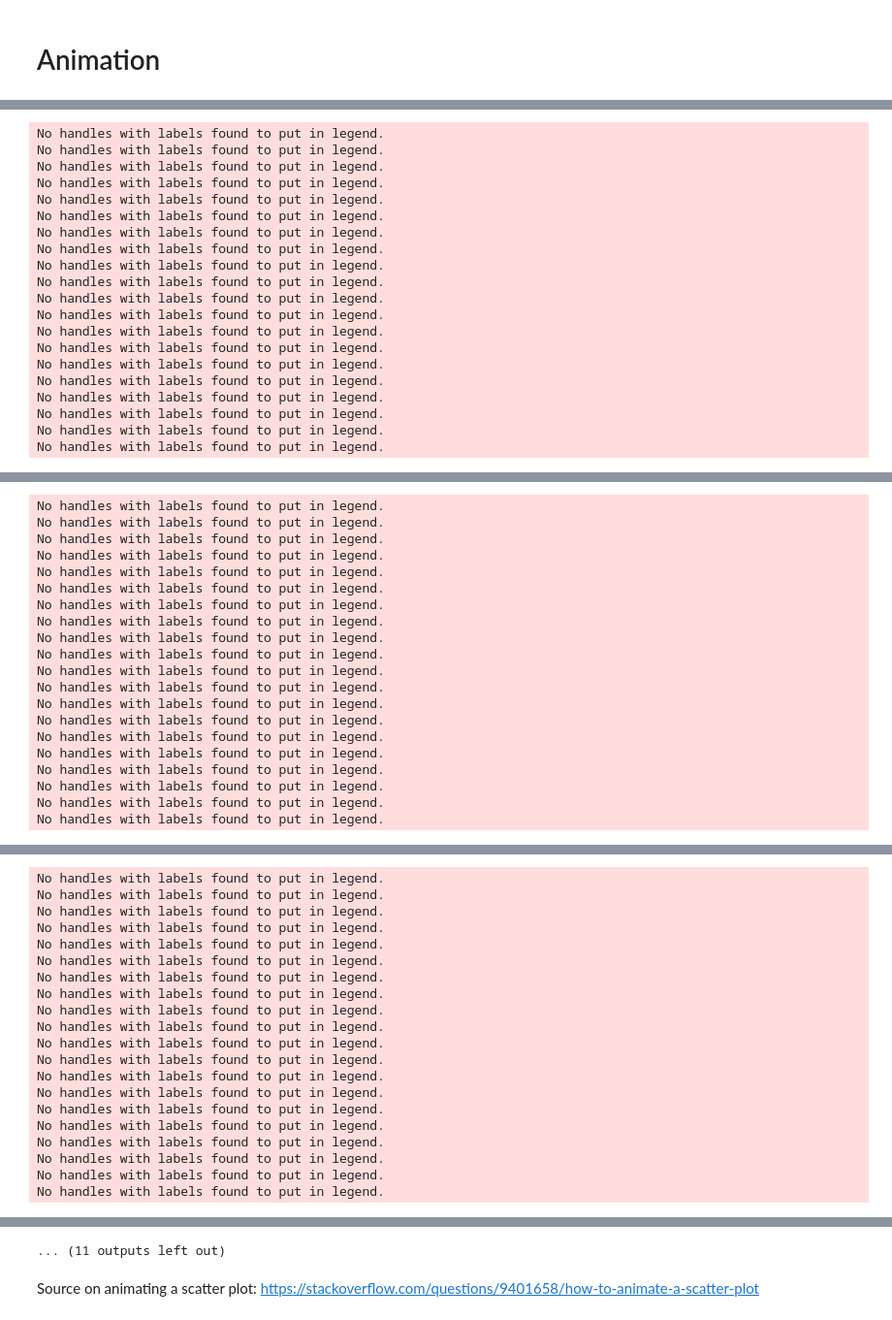
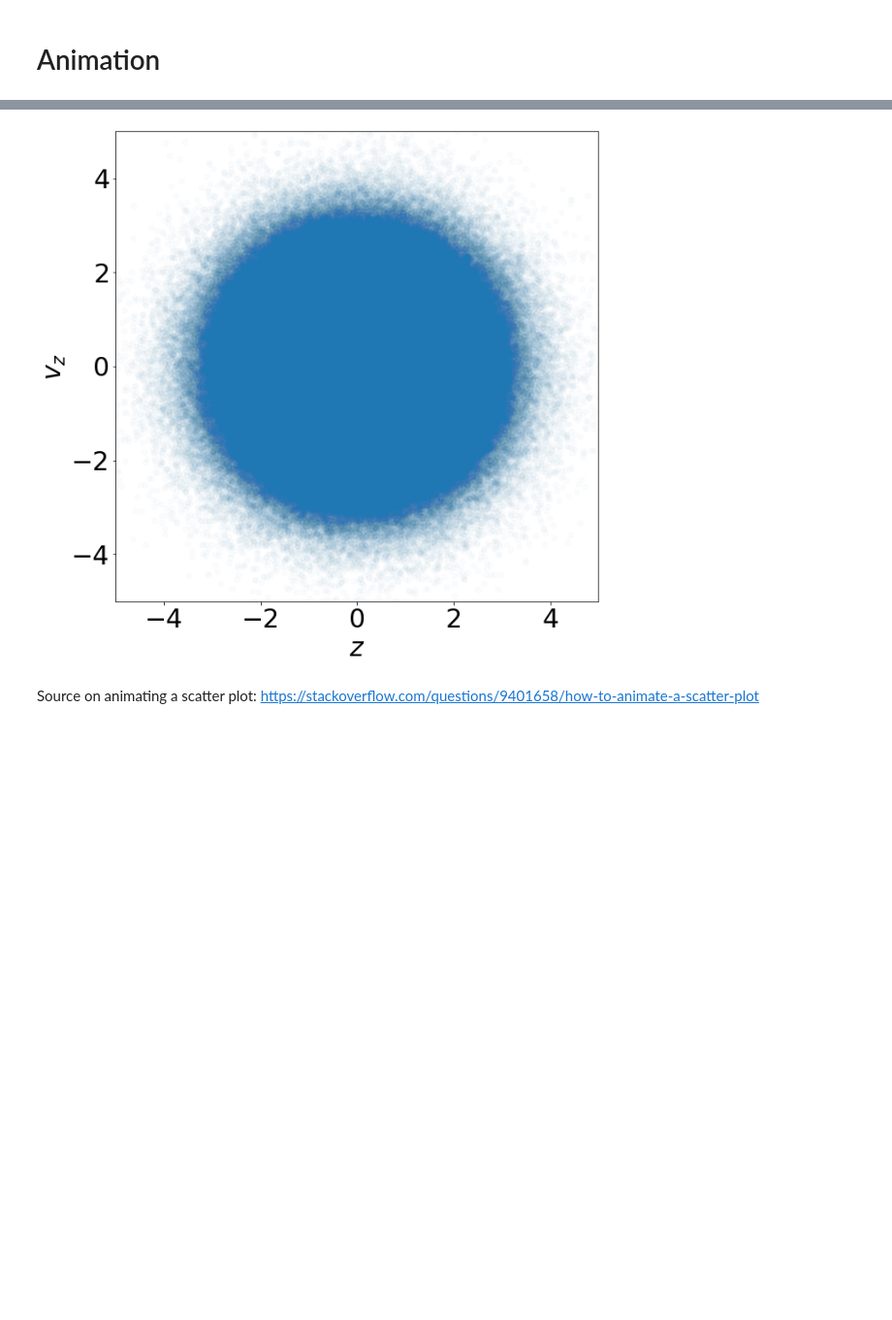
Before and after one commit to Jupiter1994/plasma-echo, a Jupyter notebook: Sampling Particle Trajectories.ipynb, the cells around one changed output, grey strips where cells are left out. Shown at 97% size. Saved outputs shown, nothing was run; the diff lists cells and outputs as text; code cells hidden in the pictures; blank space fills up the shorter version.

```diff
--- a/Sampling Particle Trajectories.ipynb
+++ b/Sampling Particle Trajectories.ipynb
@@ -299,17 +301,19 @@ def updatefig(i):
     # make plot
     data = np.transpose((zs, vzs))
     scat.set_offsets(data)
+    plt.legend(title=f"t={t}", loc='upper left', labelspacing=0.)
     #plt.title('Particle trajectories (t=' + str(t) + ')')
-    plt.legend(title=f"t={t}", loc='upper left', labelspacing=0.)
 
+    save_fig = False
+    if save_fig:
     # save figure at certain snapshots
-#     if t in ts_for_savefig:
-#         plt.savefig(f'Sampling trajectories/Sampled_trajs_t={t}.png')
+        if t in ts_for_savefig:
+            plt.savefig(f'Sampling trajectories/Sampled_trajs_t={t}.png')
 
     return scat,
 
 
-make_animation = True
+make_animation = False
 if make_animation:
     ani = animation.FuncAnimation(fig, updatefig, interval=100, frames=len(ts), \
             blit=True)
@@ -371,20 +321,0 @@ Elapsed t: 15.2 seconds
-No handles with labels found to put in legend.
-No handles with labels found to put in legend.
-No handles with labels found to put in legend.
-No handles with labels found to put in legend.
-No handles with labels found to put in legend.
-No handles with labels found to put in legend.
-No handles with labels found to put in legend.
-No handles with labels found to put in legend.
-No handles with labels found to put in legend.
-No handles with labels found to put in legend.
-No handles with labels found to put in legend.
-No handles with labels found to put in legend.
-No handles with labels found to put in legend.
-No handles with labels found to put in legend.
-No handles with labels found to put in legend.
-No handles with labels found to put in legend.
-No handles with labels found to put in legend.
-No handles with labels found to put in legend.
-No handles with labels found to put in legend.
-No handles with labels found to put in legend.
@@ -393,20 +321,0 @@ Elapsed t: 22.3 seconds
-No handles with labels found to put in legend.
-No handles with labels found to put in legend.
-No handles with labels found to put in legend.
-No handles with labels found to put in legend.
-No handles with labels found to put in legend.
-No handles with labels found to put in legend.
-No handles with labels found to put in legend.
-No handles with labels found to put in legend.
-No handles with labels found to put in legend.
-No handles with labels found to put in legend.
-No handles with labels found to put in legend.
-No handles with labels found to put in legend.
-No handles with labels found to put in legend.
-No handles with labels found to put in legend.
-No handles with labels found to put in legend.
-No handles with labels found to put in legend.
-No handles with labels found to put in legend.
-No handles with labels found to put in legend.
-No handles with labels found to put in legend.
-No handles with labels found to put in legend.
@@ -415,20 +321,0 @@ Elapsed t: 29.5 seconds
-No handles with labels found to put in legend.
-No handles with labels found to put in legend.
-No handles with labels found to put in legend.
-No handles with labels found to put in legend.
-No handles with labels found to put in legend.
-No handles with labels found to put in legend.
-No handles with labels found to put in legend.
-No handles with labels found to put in legend.
-No handles with labels found to put in legend.
-No handles with labels found to put in legend.
-No handles with labels found to put in legend.
-No handles with labels found to put in legend.
-No handles with labels found to put in legend.
-No handles with labels found to put in legend.
-No handles with labels found to put in legend.
-No handles with labels found to put in legend.
-No handles with labels found to put in legend.
-No handles with labels found to put in legend.
-No handles with labels found to put in legend.
-No handles with labels found to put in legend.
@@ -437,4 +322,4 @@ Elapsed t: 36.8 seconds
-... (11 outputs left out)
+[figure, added]
 # %% [markdown]
 Source on animating a scatter plot: https://stackoverflow.com/questions/9401658/how-to-animate-a-scatter-plot
 # %%
```
Also changed, not shown: parts of 6 cells of this notebook, 22 other files.
